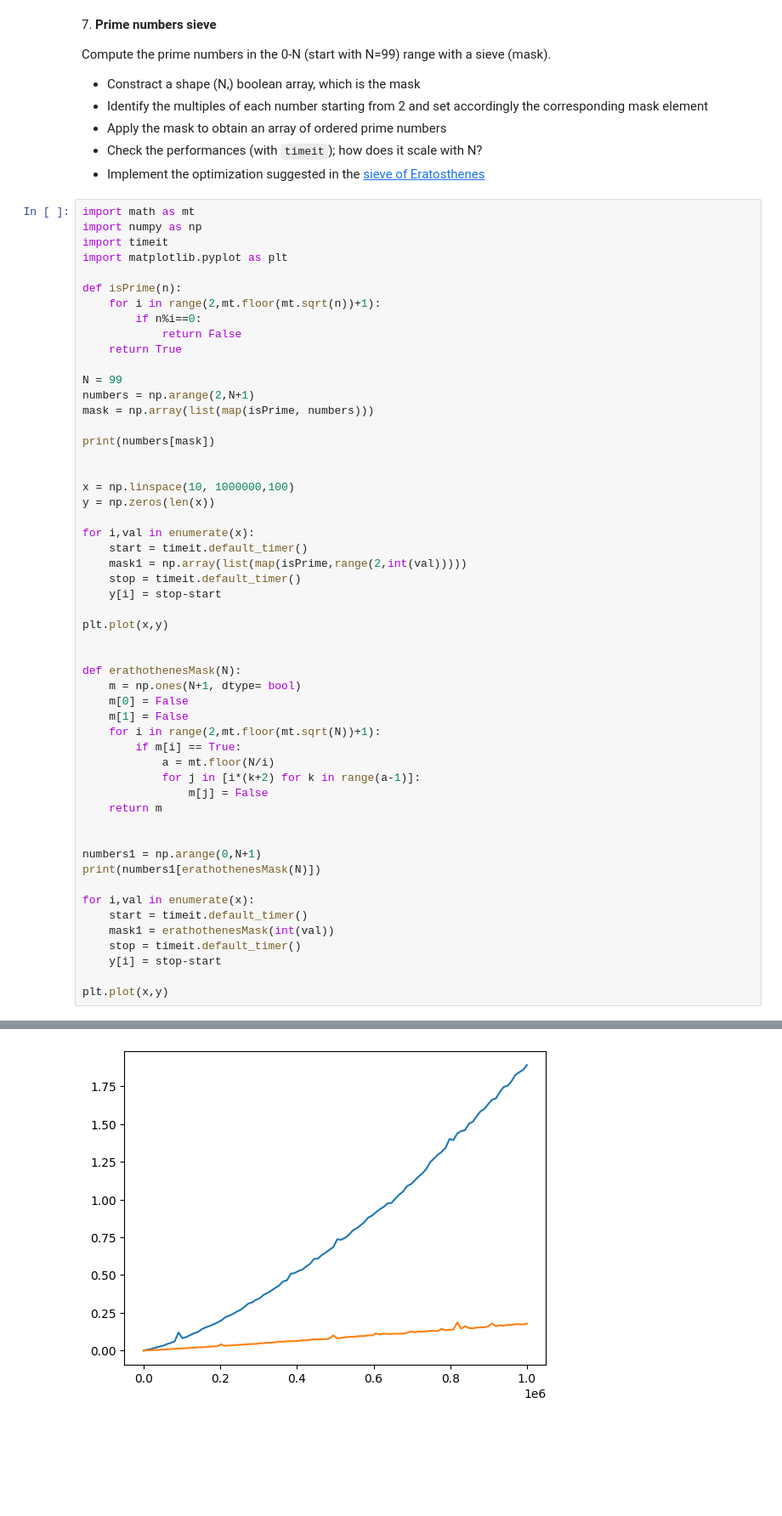
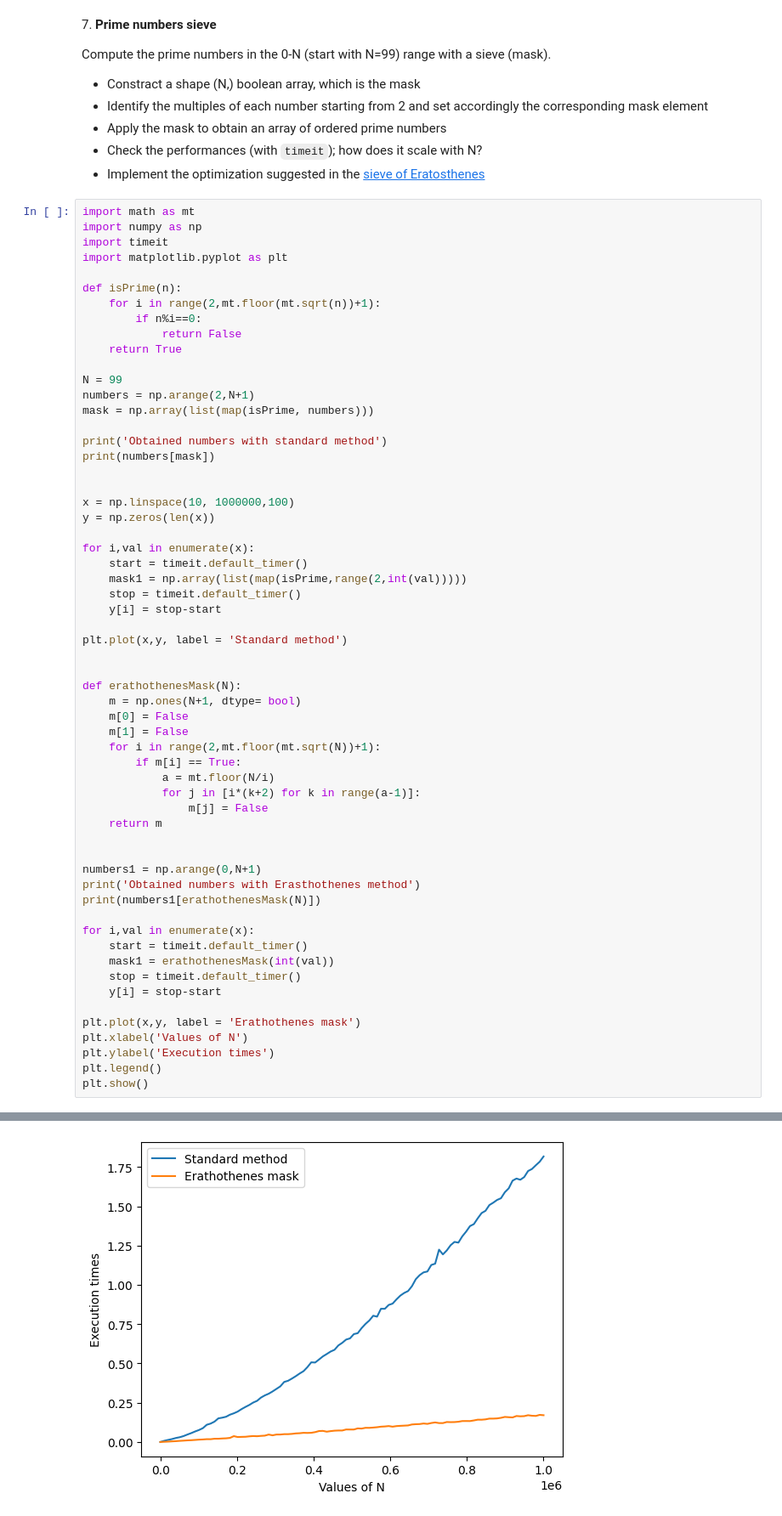
Before and after one commit to zucchett/ScientificComputingWithPython2022, a Jupyter notebook: 04ex_numpy.ipynb, the cells around one changed output, grey strips where cells are left out. Shown at 85% size. Drawn from its saved outputs; the diff is of its cells as text; blank space fills up the shorter version.

```diff
--- a/04ex_numpy.ipynb
+++ b/04ex_numpy.ipynb
@@ -230,6 +227,7 @@ N = 99
 numbers = np.arange(2,N+1)
 mask = np.array(list(map(isPrime, numbers)))
 
+print('Obtained numbers with standard method')
 print(numbers[mask])
 
 
@@ -242,7 +240,7 @@ for i,val in enumerate(x):
     stop = timeit.default_timer()
     y[i] = stop-start
 
-plt.plot(x,y)
+plt.plot(x,y, label = 'Standard method')
 
 
 def erathothenesMask(N):
@@ -258,6 +256,7 @@ def erathothenesMask(N):
 
 
 numbers1 = np.arange(0,N+1)
+print('Obtained numbers with Erasthothenes method')
 print(numbers1[erathothenesMask(N)])
 
 for i,val in enumerate(x):
@@ -266,5 +265,9 @@ for i,val in enumerate(x):
     stop = timeit.default_timer()
     y[i] = stop-start
 
-plt.plot(x,y)
+plt.plot(x,y, label = 'Erathothenes mask')
+plt.xlabel('Values of N')
+plt.ylabel('Execution times')
+plt.legend()
+plt.show()
 # %% [output]
@@ -276,4 +280,4 @@ plt.plot(x,y)
-[figure, old version]
+[figure, new version]
 # %% [markdown]
 8\. **Diffusion using random walk**
 
```
Also changed, not shown: parts of 8 cells of this notebook, 2 other files.
